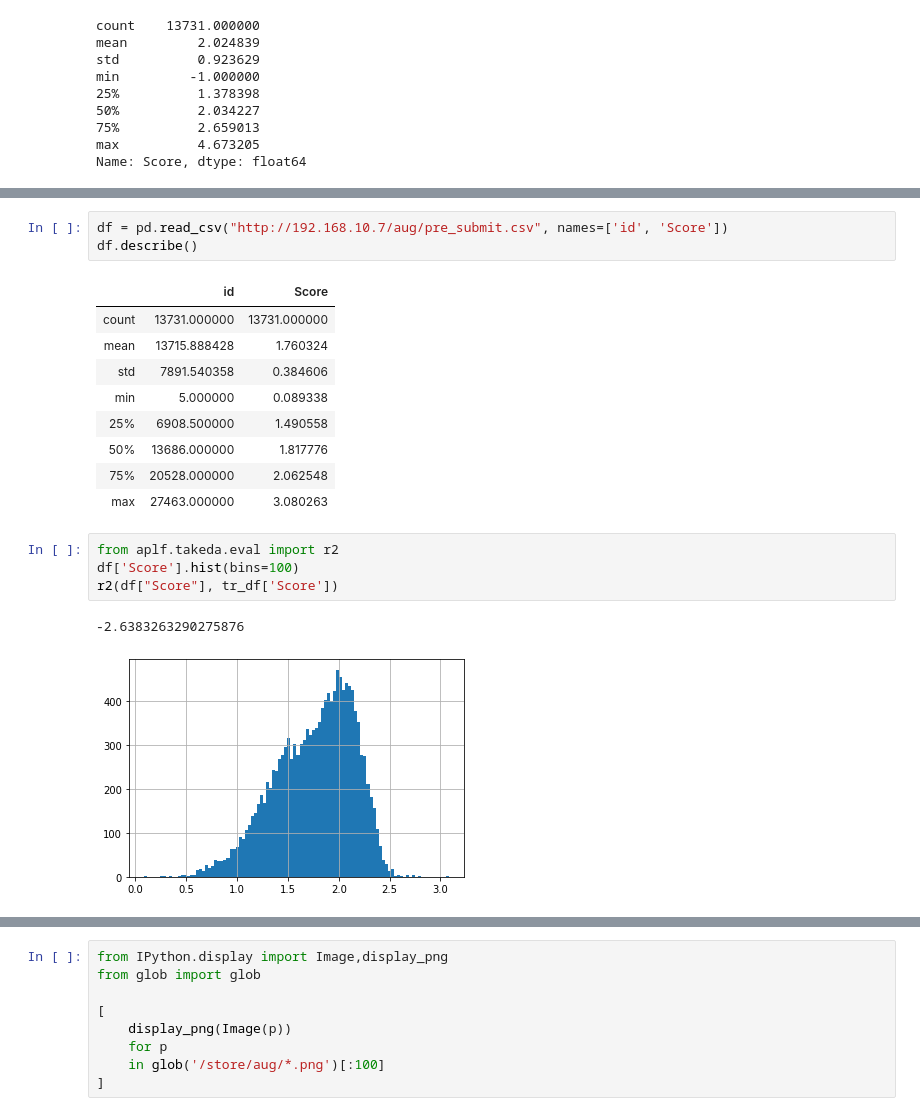
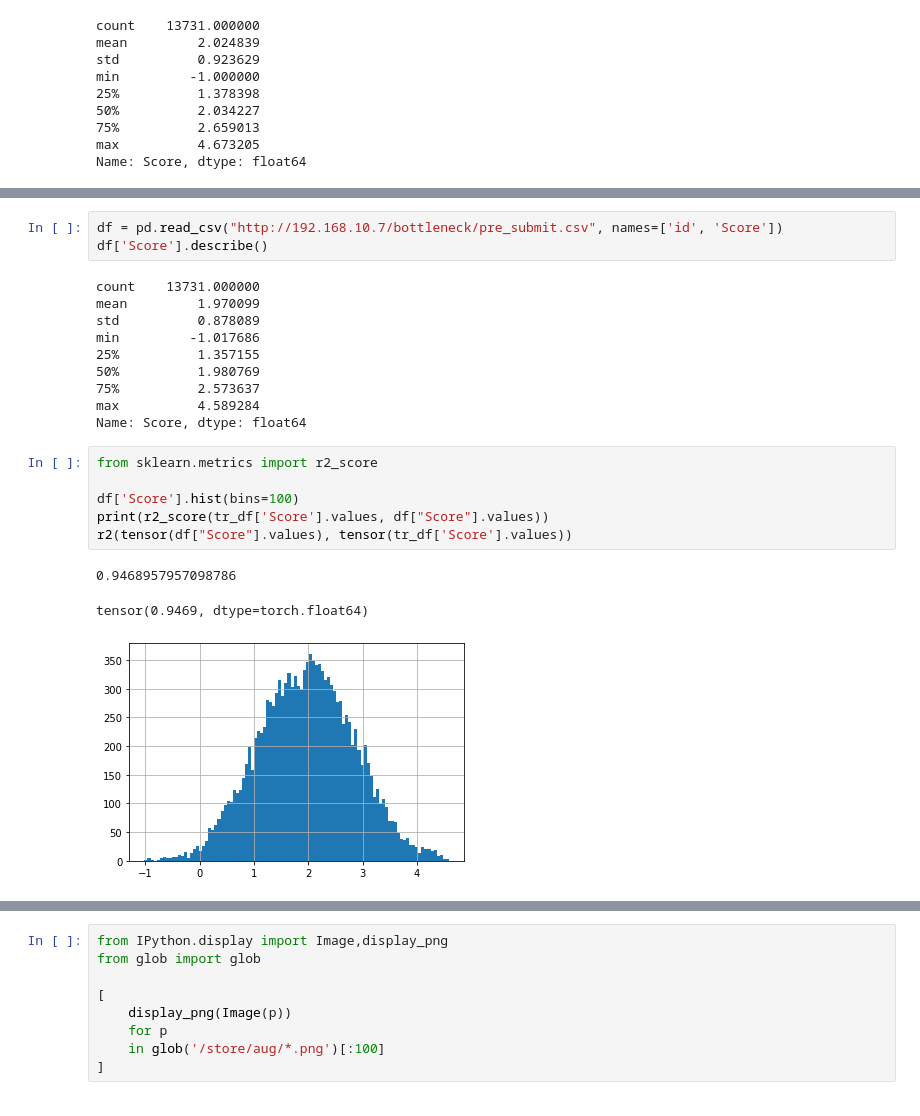
Before and after one commit to h4nyu/aplf, a Jupyter notebook: app/notebooks/Untitled.ipynb, the cells around one changed output, grey strips where cells are left out. Saved outputs shown, nothing was run; the diff lists cells and outputs as text.

```diff
--- a/app/notebooks/Untitled.ipynb
+++ b/app/notebooks/Untitled.ipynb
@@ -20,20 +40,23 @@ tr_df['Score'].hist(bins=100)
 # %%
-df = pd.read_csv("http://192.168.10.7/aug/pre_submit.csv", names=['id', 'Score'])
-df.describe()
+df = pd.read_csv("http://192.168.10.7/bottleneck/pre_submit.csv", names=['id', 'Score'])
+df['Score'].describe()
 # %% [output]
-|  | id | Score |
-| count | 13731.000000 | 13731.000000 |
-| mean | 13715.888428 | 1.760324 |
-| std | 7891.540358 | 0.384606 |
-| min | 5.000000 | 0.089338 |
-| 25% | 6908.500000 | 1.490558 |
-| 50% | 13686.000000 | 1.817776 |
-| 75% | 20528.000000 | 2.062548 |
-| max | 27463.000000 | 3.080263 |
+count    13731.000000
+mean         1.970099
+std          0.878089
+min         -1.017686
+25%          1.357155
+50%          1.980769
+75%          2.573637
+max          4.589284
+Name: Score, dtype: float64
 # %%
-from aplf.takeda.eval import r2
+from sklearn.metrics import r2_score
+
 df['Score'].hist(bins=100)
-r2(df["Score"], tr_df['Score'])
+print(r2_score(tr_df['Score'].values, df["Score"].values))
+r2(tensor(df["Score"].values), tensor(tr_df['Score'].values))
 # %% [output]
--2.6383263290275876
+0.9468957957098786
+tensor(0.9469, dtype=torch.float64)
-[figure, old version]
+[figure, new version]
```
Also changed, not shown: parts of 6 cells of this notebook, 2 other files.
